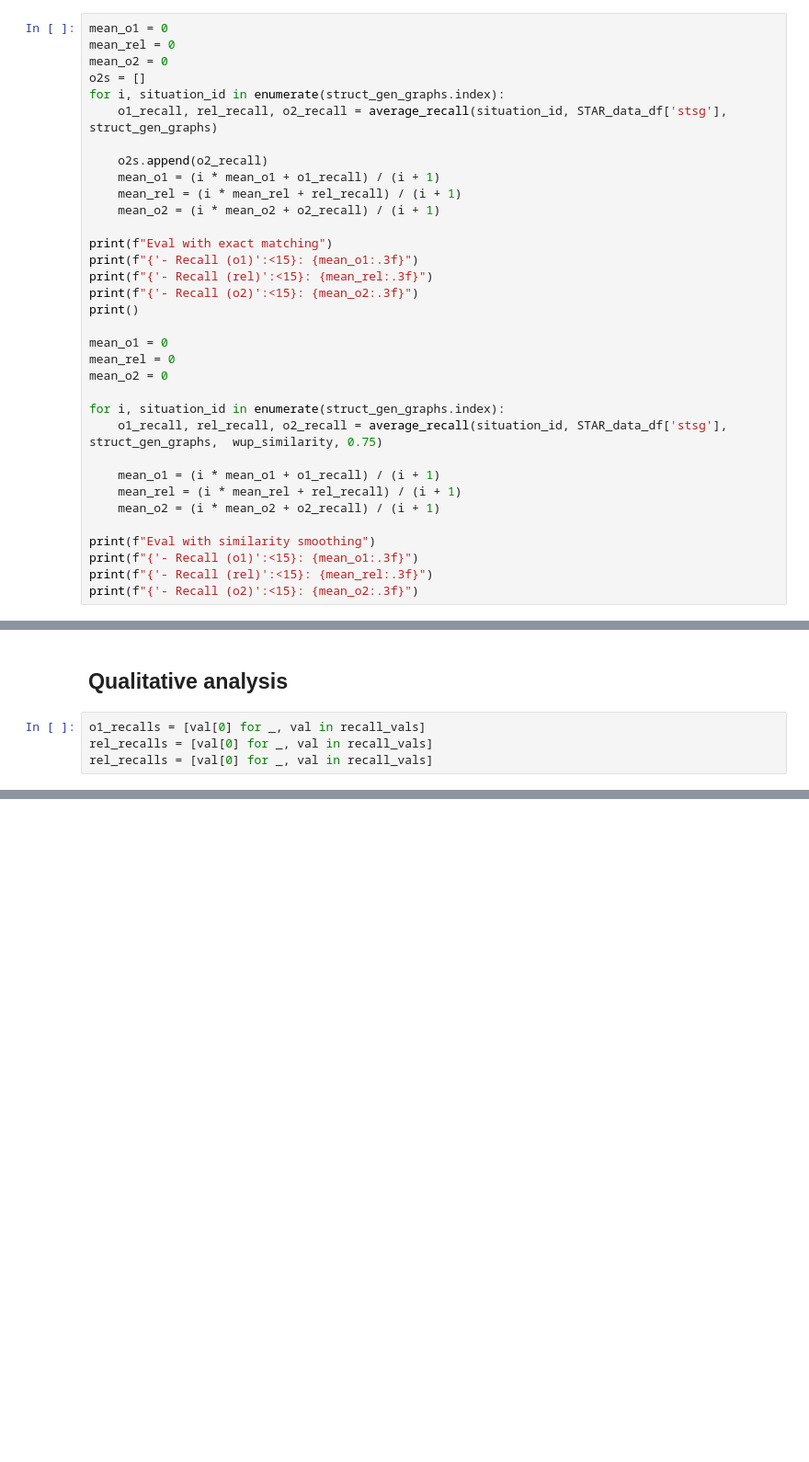
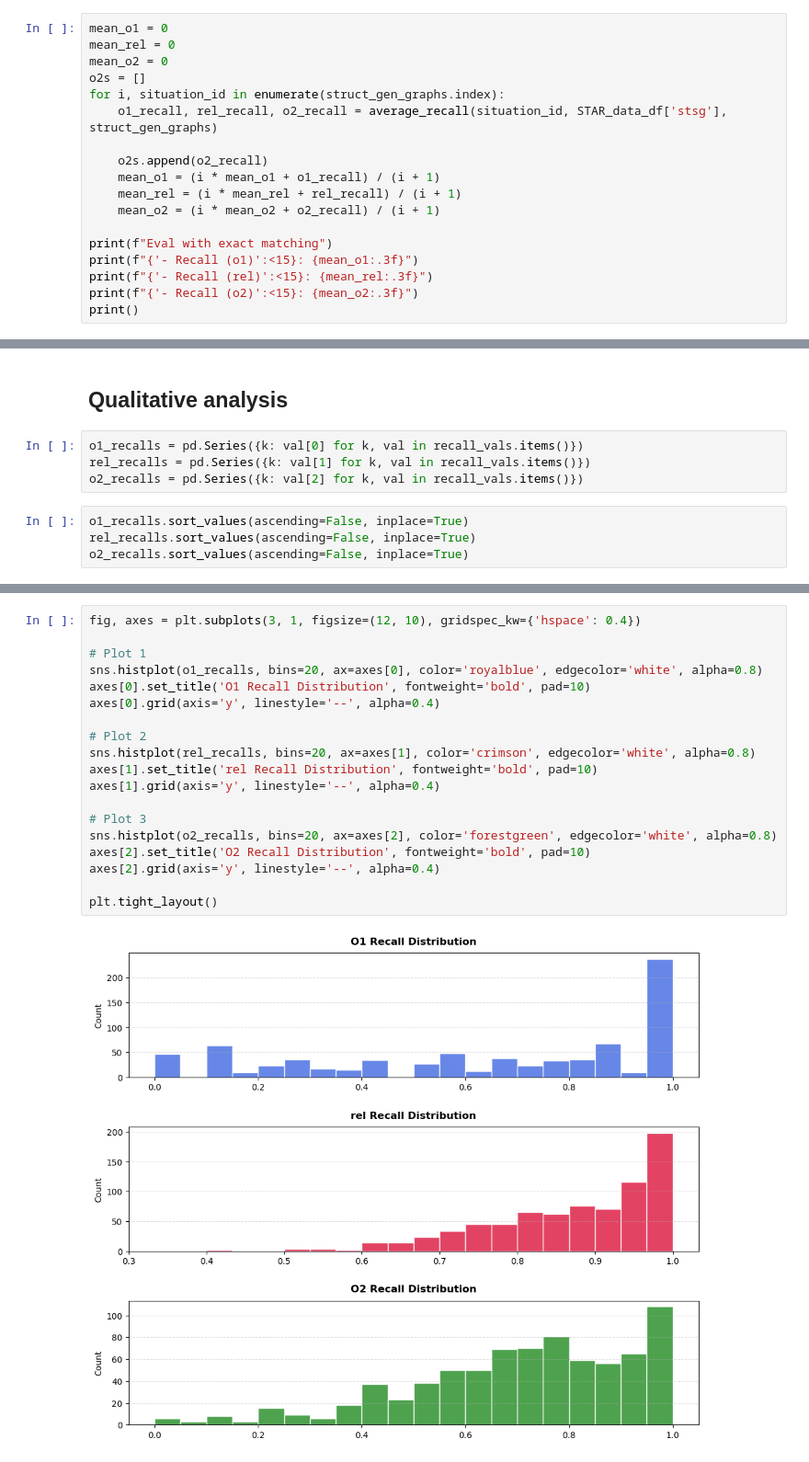
Before and after one commit to FabioLusha/video-neurosymbolic, a Jupyter notebook: star_code/experiments/week_0416_zs_cot_chat_prompting_with_generated_stsg_gemma3_4b.ipynb, the cells around one changed output, grey strips where cells are left out. Shown at 92% size. Saved outputs shown, nothing was run; the diff lists cells and outputs as text; blank space fills up the shorter version.

```diff
--- a/star_code/experiments/week_0416_zs_cot_chat_prompting_with_generated_stsg_gemma3_4b.ipynb
+++ b/star_code/experiments/week_0416_zs_cot_chat_prompting_with_generated_stsg_gemma3_4b.ipynb
@@ -1974,22 +1978,6 @@ print(f"{'- Recall (o1)':<15}: {mean_o1:.3f}")
 print(f"{'- Recall (rel)':<15}: {mean_rel:.3f}")
 print(f"{'- Recall (o2)':<15}: {mean_o2:.3f}")
 print()
-
-mean_o1 = 0
-mean_rel = 0
-mean_o2 = 0
-
-for i, situation_id in enumerate(struct_gen_graphs.index):
-    o1_recall, rel_recall, o2_recall = average_recall(situation_id, STAR_data_df['stsg'], struct_gen_graphs,  wup_similarity, 0.75)
-
-    mean_o1 = (i * mean_o1 + o1_recall) / (i + 1)
-    mean_rel = (i * mean_rel + rel_recall) / (i + 1)
-    mean_o2 = (i * mean_o2 + o2_recall) / (i + 1)
-
-print(f"Eval with similarity smoothing")
-print(f"{'- Recall (o1)':<15}: {mean_o1:.3f}")
-print(f"{'- Recall (rel)':<15}: {mean_rel:.3f}")
-print(f"{'- Recall (o2)':<15}: {mean_o2:.3f}")
 # %% [output]
 Eval with exact matching
 - Recall (o1)  : 0.064
@@ -2382,6 +2330,10 @@ Eval with similarity matrix
 # %% [markdown]
 ## Qualitative analysis
 # %%
-o1_recalls = [val[0] for _, val in recall_vals]
-rel_recalls = [val[0] for _, val in recall_vals]
-rel_recalls = [val[0] for _, val in recall_vals]
+o1_recalls = pd.Series({k: val[0] for k, val in recall_vals.items()})
+rel_recalls = pd.Series({k: val[1] for k, val in recall_vals.items()})
+o2_recalls = pd.Series({k: val[2] for k, val in recall_vals.items()})
+# %%
+o1_recalls.sort_values(ascending=False, inplace=True)
+rel_recalls.sort_values(ascending=False, inplace=True)
+o2_recalls.sort_values(ascending=False, inplace=True)
@@ -2387,0 +2385,21 @@ rel_recalls = [val[0] for _, val in recall_vals]
+# %%
+fig, axes = plt.subplots(3, 1, figsize=(12, 10), gridspec_kw={'hspace': 0.4})
+
+# Plot 1
+sns.histplot(o1_recalls, bins=20, ax=axes[0], color='royalblue', edgecolor='white', alpha=0.8)
+axes[0].set_title('O1 Recall Distribution', fontweight='bold', pad=10)
+axes[0].grid(axis='y', linestyle='--', alpha=0.4)
+
+# Plot 2
+sns.histplot(rel_recalls, bins=20, ax=axes[1], color='crimson', edgecolor='white', alpha=0.8)
+axes[1].set_title('rel Recall Distribution', fontweight='bold', pad=10)
+axes[1].grid(axis='y', linestyle='--', alpha=0.4)
+
+# Plot 3
+sns.histplot(o2_recalls, bins=20, ax=axes[2], color='forestgreen', edgecolor='white', alpha=0.8)
+axes[2].set_title('O2 Recall Distribution', fontweight='bold', pad=10)
+axes[2].grid(axis='y', linestyle='--', alpha=0.4)
+
+plt.tight_layout()
+# %% [output]
+[figure, added]
```
Also changed, not shown: parts of 19 cells of this notebook, 1 other file.
